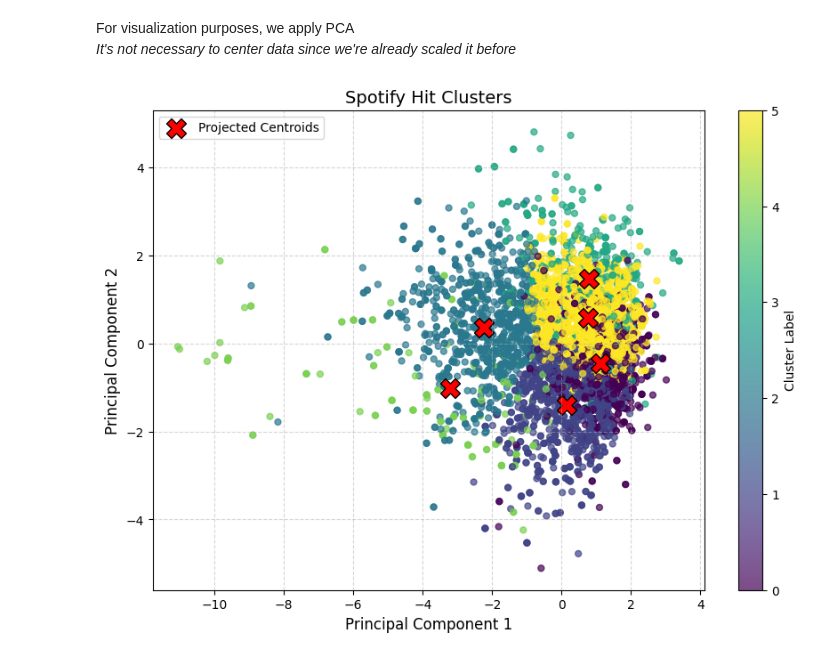
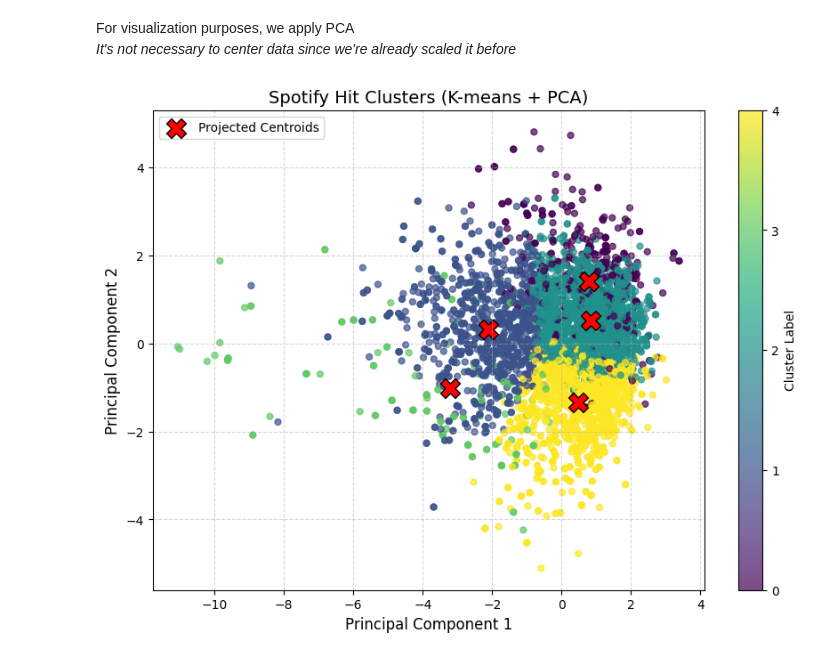
Before and after one commit to karanbir-singh/DAMIN-project, a Jupyter notebook: src/third_analysis.ipynb, the cells around one changed output. Saved outputs shown, nothing was run; the diff lists cells and outputs as text; code cells hidden in the pictures.

```diff
--- a/src/third_analysis.ipynb
+++ b/src/third_analysis.ipynb
@@ -61,16 +64,12 @@ Since the Elbow Point changes on different executions of K-Means, we'll do it fo
 # %%
 # Elbow method to find the optimal number of clusters.
-inertia_list = []
-K = range(1, 10)
-N = 400
+K = range(1, 11)
+inertia = []
 
-for _ in range(N):
-    inertia = []
-    for k in K:
-        kmeans = KMeans(n_clusters=k)
-        kmeans.fit(successful_scaled)
-        inertia.append(kmeans.inertia_)
-    inertia_list.append(inertia)
+for k in K:
+    kmeans = KMeans(n_clusters=k, random_state=42, n_init=10)
+    kmeans.fit(successful_scaled)
+    inertia.append(kmeans.inertia_)
 # %% [markdown]
 ### Visualize Elbow Plot
 
@@ -103,10 +95,7 @@ which is the reason why it was not enough to select the elbow point from only on
 Use the KneeLocator library to automatically detect the elbow point.
 # %%
 # Use the KneeLocator from the kneed library to find the elbow point.
-elbows = []
-for i in range(N):
-    kl = KneeLocator(K, inertia_list[i], curve="convex", direction="decreasing")
-    elbows.append(kl.elbow)
-
-[{i: elbows.count(int(i))} for i in K]
+kl = KneeLocator(K, inertia, curve="convex", direction="decreasing")
+elbow_point = kl.elbow
+print("Optimal K value: ", elbow_point)
 # %% [output]
@@ -117,8 +104,6 @@ From this output, 6 is considered the elbow point which appears the most of time
 ### Apply K-Means with Optimal K
 
 Apply k-means clustering with the optimal number of clusters and visualize the results.
-# %%
-elbow_point = 6
 # %%
 # Apply the k-means algorithm.
 kmeans = KMeans(n_clusters=elbow_point, random_state=42, n_init=10)
@@ -136,26 +114,32 @@ centroids_2d = pca.transform(kmeans.cluster_centers_)
 # %%
+# PCA
+pca = PCA(n_components=2)
+pca_results = pca.fit_transform(successful_scaled)
+
+# Project the 10D centroids into the same 2D space
+pca_entroids_2d = pca.transform(kmeans.cluster_centers_)
+
 # Visualize the clusters
 plt.figure(figsize=(10, 7))
-
 scatter = plt.scatter(
-    successfull_pca[:, 0], successfull_pca[:, 1],
+    pca_results[:, 0], pca_results[:, 1],
     c=hit_df['cluster'],
     cmap='viridis',
     s=25, alpha=0.7
 )
 
 # Plot the projected centroids
 plt.scatter(
-    centroids_2d[:, 0], centroids_2d[:, 1],
+    pca_entroids_2d[:, 0], pca_entroids_2d[:, 1],
     s=250, marker="X", c='red', edgecolor='black', label="Projected Centroids"
 )
 
-plt.title("Spotify Hit Clusters", fontsize=14)
+plt.title("Spotify Hit Clusters (K-means + PCA)", fontsize=14)
 plt.xlabel("Principal Component 1", fontsize=12)
 plt.ylabel("Principal Component 2", fontsize=12)
 plt.colorbar(scatter, ticks=range(elbow_point), label='Cluster Label')
 plt.grid(True, linestyle='--', alpha=0.5)
 plt.legend()
 plt.show()
 # %% [output]
-[figure, old version]
+[figure, new version]
```
Also changed, not shown: parts of 19 cells of this notebook.
